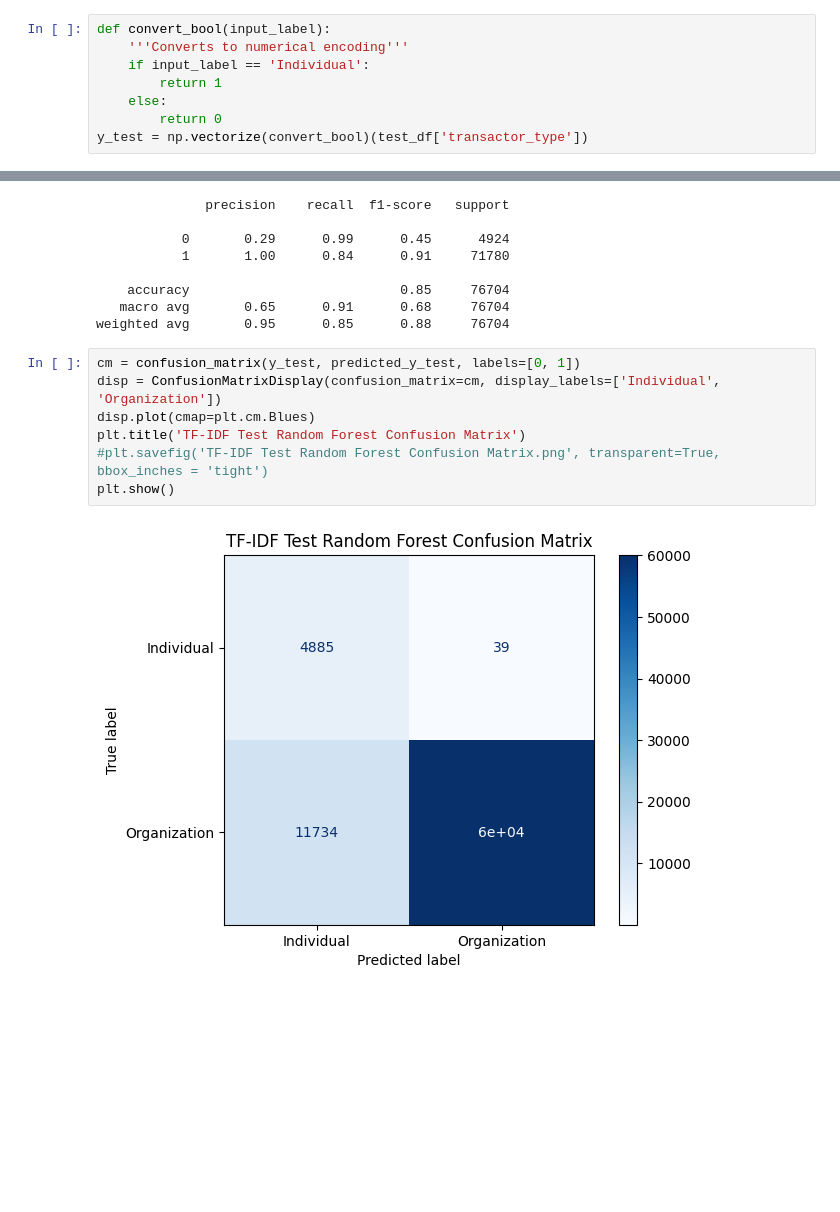
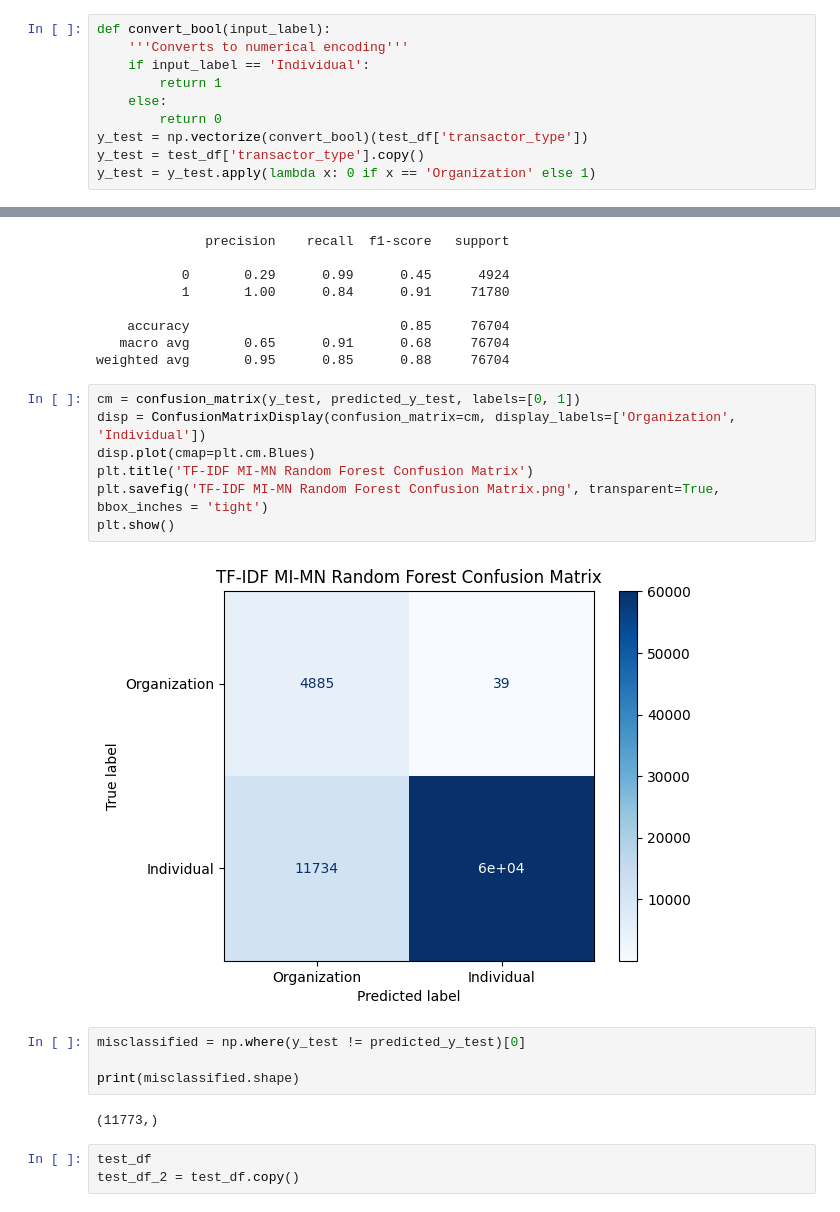
Before and after one commit to satadisha/ner_congressional_records, a Jupyter notebook: RandomForestClassifier-TFIDF.ipynb, the cells around one changed output, grey strips where cells are left out. Saved outputs shown, nothing was run; the diff lists cells and outputs as text; blank space fills up the shorter version.

Commit message:
Corrected graph labels

```diff
--- a/RandomForestClassifier-TFIDF.ipynb
+++ b/RandomForestClassifier-TFIDF.ipynb
@@ -106,6 +107,8 @@ def convert_bool(input_label):
     else:
         return 0
 y_test = np.vectorize(convert_bool)(test_df['transactor_type'])
+y_test = test_df['transactor_type'].copy()
+y_test = y_test.apply(lambda x: 0 if x == 'Organization' else 1)
 # %%
 predicted_y_test = rfc.predict(X_test)
 print(classification_report(y_test, predicted_y_test))
@@ -120,10 +123,19 @@ print(classification_report(y_test, predicted_y_test))
 weighted avg       0.95      0.85      0.88     76704
 # %%
 cm = confusion_matrix(y_test, predicted_y_test, labels=[0, 1])
-disp = ConfusionMatrixDisplay(confusion_matrix=cm, display_labels=['Individual', 'Organization'])
+disp = ConfusionMatrixDisplay(confusion_matrix=cm, display_labels=['Organization', 'Individual'])
 disp.plot(cmap=plt.cm.Blues)
-plt.title('TF-IDF Test Random Forest Confusion Matrix')
-#plt.savefig('TF-IDF Test Random Forest Confusion Matrix.png', transparent=True, bbox_inches = 'tight')
+plt.title('TF-IDF MI-MN Random Forest Confusion Matrix')
+plt.savefig('TF-IDF MI-MN Random Forest Confusion Matrix.png', transparent=True, bbox_inches = 'tight')
 plt.show()
 # %% [output]
-[figure, old version]
+[figure, new version]
+# %%
+misclassified = np.where(y_test != predicted_y_test)[0]
+
+print(misclassified.shape)
+# %% [output]
+(11773,)
+# %%
+test_df
+test_df_2 = test_df.copy()
```
Also changed, not shown: parts of 7 cells of this notebook, 8 other files.
